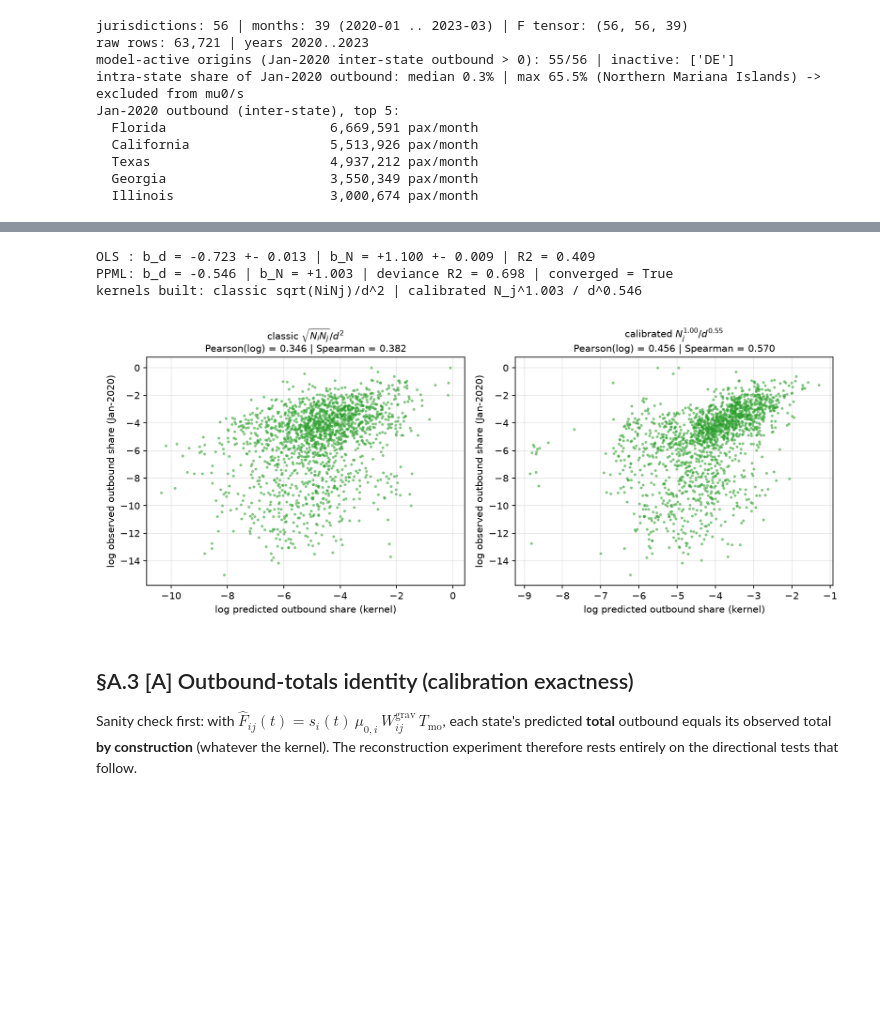
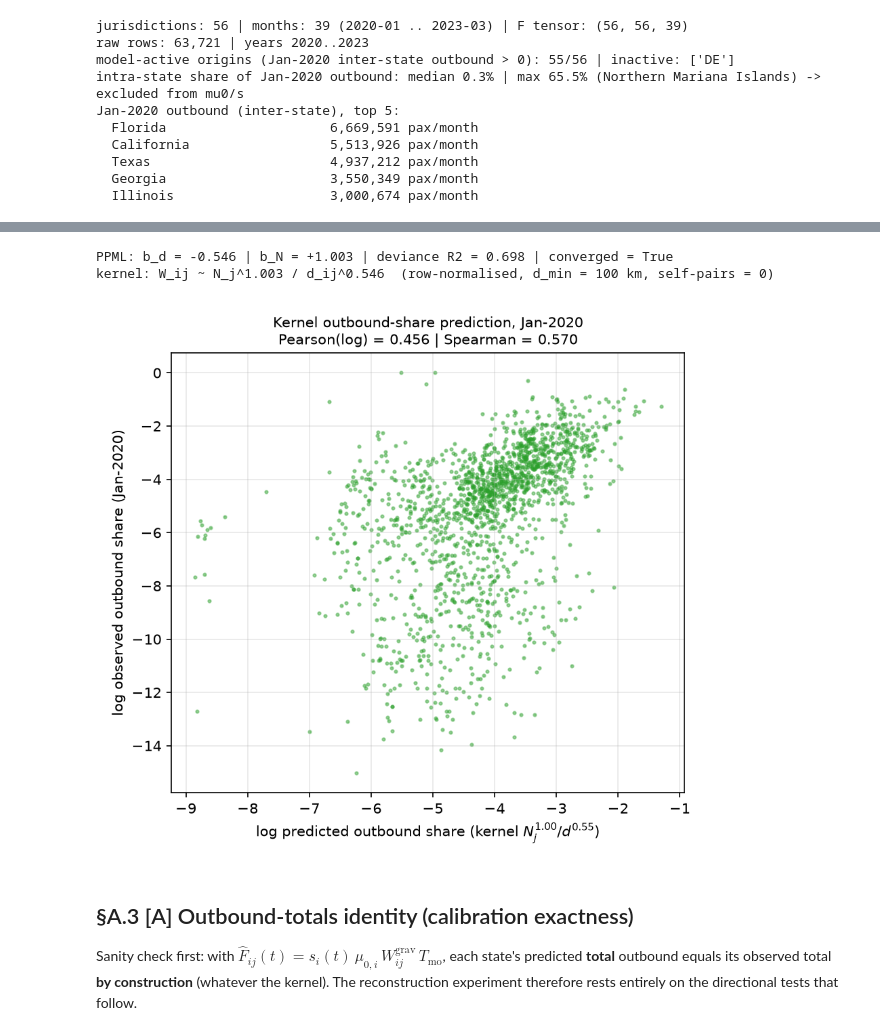
Before and after one commit to Zikai311/US_COVID, a Jupyter notebook: notebooks/appendix_A.ipynb, the cells around one changed output, grey strips where cells are left out. Cells and saved outputs as stored; diff of their text form; code cells hidden in the pictures; blank space fills up the shorter version.

Commit message:
appendix A: drop classic kernel, keep only calibrated-kernel reconstruction

```diff
--- a/notebooks/appendix_A.ipynb
+++ b/notebooks/appendix_A.ipynb
@@ -165,43 +168,36 @@ leak into the directional prediction beyond the per-state totals.
 # %%
 D = build_distance_matrix(states)
-r_ols  = fit_gravity_exponents(F, D, Npop, method='ols')
 r_ppml = fit_gravity_exponents(F, D, Npop, method='ppml')
-print('OLS : b_d = %+.3f +- %.3f | b_N = %+.3f +- %.3f | R2 = %.3f'
-      % (r_ols['b_d'], r_ols['se_d'], r_ols['b_N'], r_ols['se_N'], r_ols['r2']))
 print('PPML: b_d = %+.3f | b_N = %+.3f | deviance R2 = %.3f | converged = %s'
       % (r_ppml['b_d'], r_ppml['b_N'], r_ppml['r2'], r_ppml['converged']))
 b_N, b_d = r_ppml['b_N'], -r_ppml['b_d']   # positive distance exponent
 
-W_classic = build_gravity_kernel(states, power=POWER, min_distance_km=D_MIN)
-W_cal = build_gravity_kernel(states, b_N=b_N, b_d=b_d)
-print('kernels built: classic sqrt(NiNj)/d^2 | calibrated N_j^%.3f / d^%.3f'
-      % (b_N, b_d))
+W = build_gravity_kernel(states, b_N=b_N, b_d=b_d)
+print(f'kernel: W_ij ~ N_j^{b_N:.3f} / d_ij^{b_d:.3f}  '
+      f'(row-normalised, d_min = 100 km, self-pairs = 0)')
 # %% [output]
-OLS : b_d = -0.723 +- 0.013 | b_N = +1.100 +- 0.009 | R2 = 0.409
 PPML: b_d = -0.546 | b_N = +1.003 | deviance R2 = 0.698 | converged = True
-kernels built: classic sqrt(NiNj)/d^2 | calibrated N_j^1.003 / d^0.546
+kernel: W_ij ~ N_j^1.003 / d_ij^0.546  (row-normalised, d_min = 100 km, self-pairs = 0)
 # %%
-fig, axes = plt.subplots(1, 2, figsize=(11, 4.5))
-for axx, Wk, lab in zip(axes, (W_classic, W_cal),
-                        ('classic $\\sqrt{N_i N_j}/d^2$',
-                         f'calibrated $N_j^{{{b_N:.2f}}}/d^{{{b_d:.2f}}}$')):
-    x, y = [], []
-    for i in np.where(active)[0]:
-        o = F[i, :, 0]
-        x += list(Wk[i]); y += list(o / o.sum())
-    x, y = np.array(x), np.array(y)
-    m = (x > 0) & (y > 0)
-    axx.scatter(np.log(x[m]), np.log(y[m]), s=4, alpha=0.45, color='C2')
-    axx.set_title(f'{lab}\nPearson(log) = {pear(np.log(x[m]), np.log(y[m])):.3f} '
-                  f'| Spearman = {spear(np.log(x[m]), np.log(y[m])):.3f}', fontsize=10)
-    axx.set_xlabel('log predicted outbound share (kernel)')
-    axx.set_ylabel('log observed outbound share (Jan-2020)')
-    axx.grid(alpha=0.3)
+fig, ax = plt.subplots(figsize=(6, 5.5))
+x, y = [], []
+for i in np.where(active)[0]:
+    o = F[i, :, 0]
+    x += list(W[i]); y += list(o / o.sum())
+x, y = np.array(x), np.array(y)
+m = (x > 0) & (y > 0)
+ax.scatter(np.log(x[m]), np.log(y[m]), s=4, alpha=0.45, color='C2')
+ax.set_title(f'Kernel outbound-share prediction, Jan-2020\n'
+             f'Pearson(log) = {pear(np.log(x[m]), np.log(y[m])):.3f} | '
+             f'Spearman = {spear(np.log(x[m]), np.log(y[m])):.3f}', fontsize=10)
+ax.set_xlabel('log predicted outbound share (kernel $N_j^{%.2f}/d^{%.2f}$)' % (b_N, b_d))
+ax.set_ylabel('log observed outbound share (Jan-2020)')
+ax.grid(alpha=0.3)
 plt.tight_layout()
 plt.savefig(f'{ASSETS}/fig68_appA_kernel_shares.png'); plt.show()
 show_fig(f'{ASSETS}/fig68_appA_kernel_shares.png')
 # %% [output]
-[figure, old version]
+[figure, new version]
 # %% [markdown]
 ## §A.3 [A] Outbound-totals identity (calibration exactness)
 
```
Also changed, not shown: parts of 21 cells of this notebook, 7 other files.
